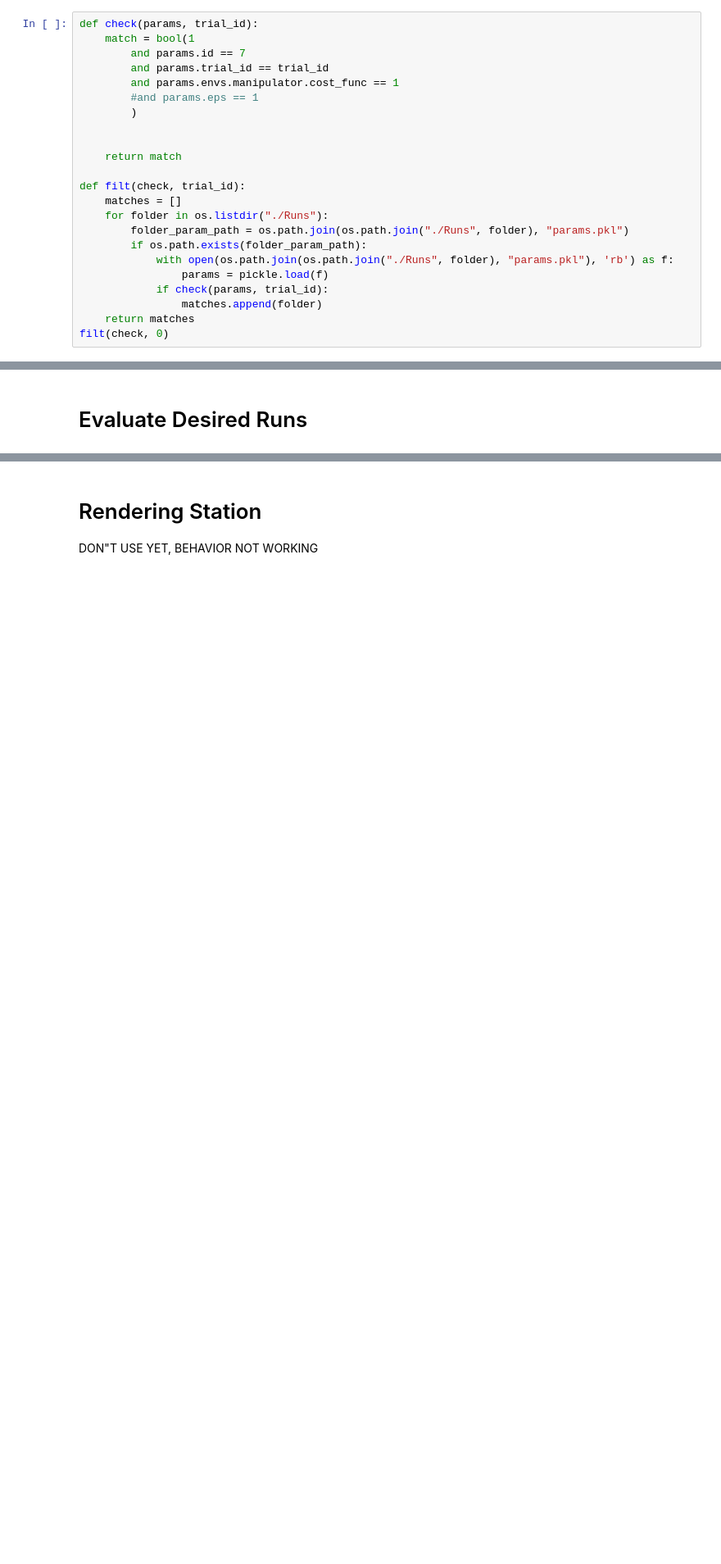
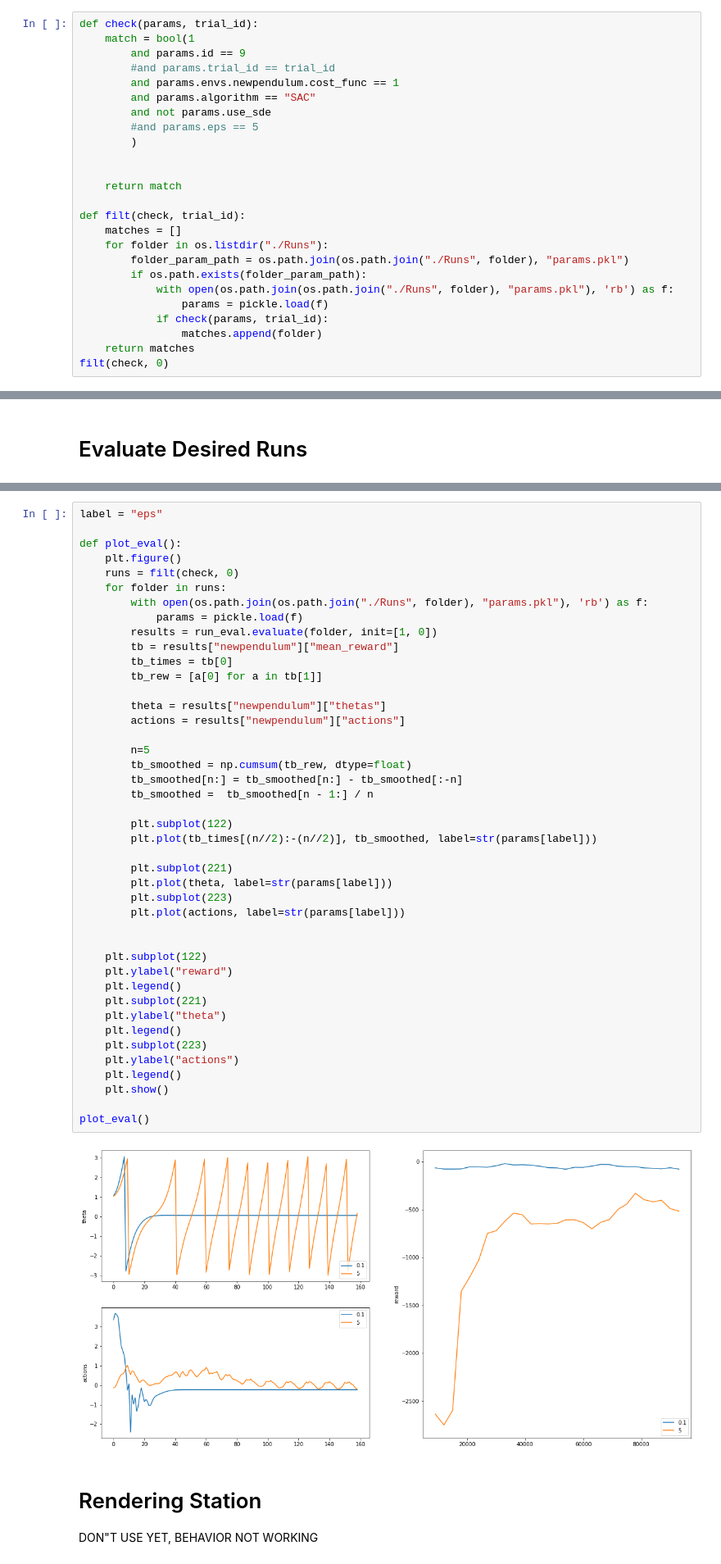
Before and after one commit to mohsinsarwari/RL_Path_Planning, a Jupyter notebook: cheap_control/evaluation.ipynb, the cells around one changed output, grey strips where cells are left out. Shown at 82% size. Saved outputs shown, nothing was run; the diff lists cells and outputs as text; blank space fills up the shorter version.

Commit message:
more manip test

```diff
--- a/cheap_control/evaluation.ipynb
+++ b/cheap_control/evaluation.ipynb
@@ -29,10 +29,12 @@ def look_through_folders():
 # %%
 def check(params, trial_id):
     match = bool(1
-        and params.id == 7
-        and params.trial_id == trial_id
-        and params.envs.manipulator.cost_func == 1
-        #and params.eps == 1
+        and params.id == 9
+        #and params.trial_id == trial_id
+        and params.envs.newpendulum.cost_func == 1
+        and params.algorithm == "SAC"
+        and not params.use_sde
+        #and params.eps == 5
         )
 
 
@@ -123,3 +123,48 @@ plot_eval()
+# %%
+label = "eps"
+
+def plot_eval():
+    plt.figure()
+    runs = filt(check, 0)
+    for folder in runs:
+        with open(os.path.join(os.path.join("./Runs", folder), "params.pkl"), 'rb') as f:
+            params = pickle.load(f)
+        results = run_eval.evaluate(folder, init=[1, 0])
+        tb = results["newpendulum"]["mean_reward"]
+        tb_times = tb[0]
+        tb_rew = [a[0] for a in tb[1]]
+
+        theta = results["newpendulum"]["thetas"]
+        actions = results["newpendulum"]["actions"]
+
+        n=5
+        tb_smoothed = np.cumsum(tb_rew, dtype=float)
+        tb_smoothed[n:] = tb_smoothed[n:] - tb_smoothed[:-n]
+        tb_smoothed =  tb_smoothed[n - 1:] / n
+
+        plt.subplot(122)
+        plt.plot(tb_times[(n//2):-(n//2)], tb_smoothed, label=str(params[label]))
+
+        plt.subplot(221)
+        plt.plot(theta, label=str(params[label]))
+        plt.subplot(223)
+        plt.plot(actions, label=str(params[label]))
+
+
+    plt.subplot(122)
+    plt.ylabel("reward")
+    plt.legend()
+    plt.subplot(221)
+    plt.ylabel("theta")
+    plt.legend()
+    plt.subplot(223)
+    plt.ylabel("actions")
+    plt.legend()
+    plt.show()
+
+plot_eval()
+# %% [output]
+[figure, added]
 # %% [markdown]
 # Rendering Station
 
```
Also changed, not shown: parts of 2 cells of this notebook, 6 other files.
